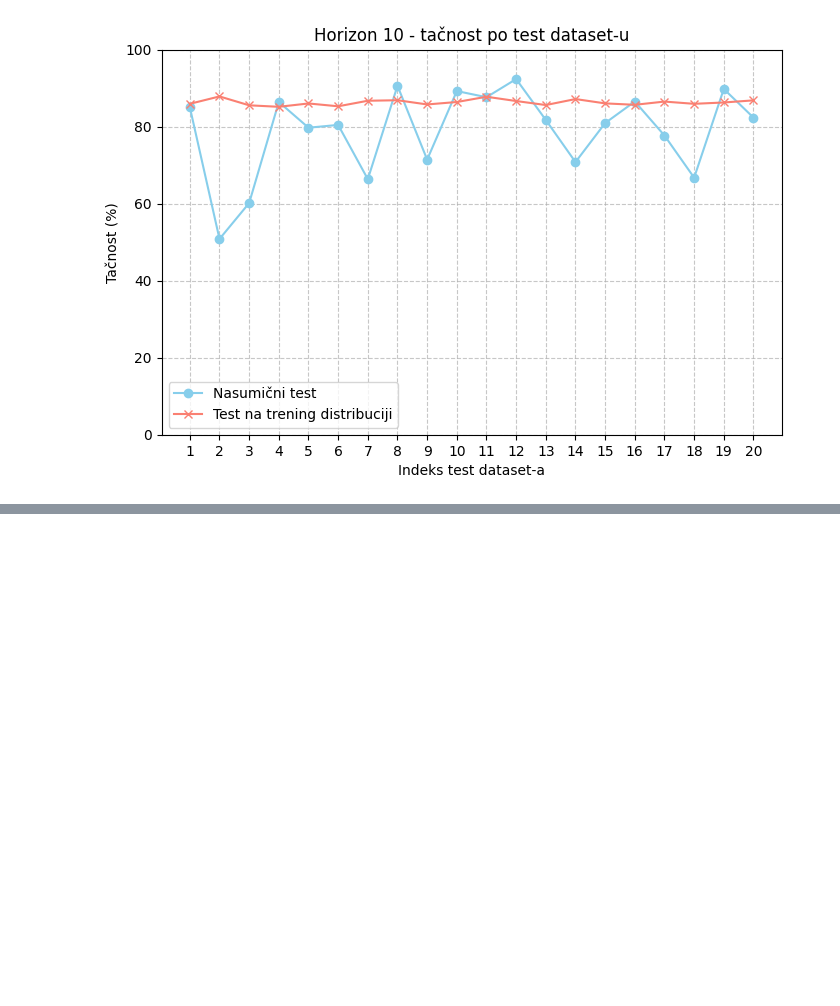
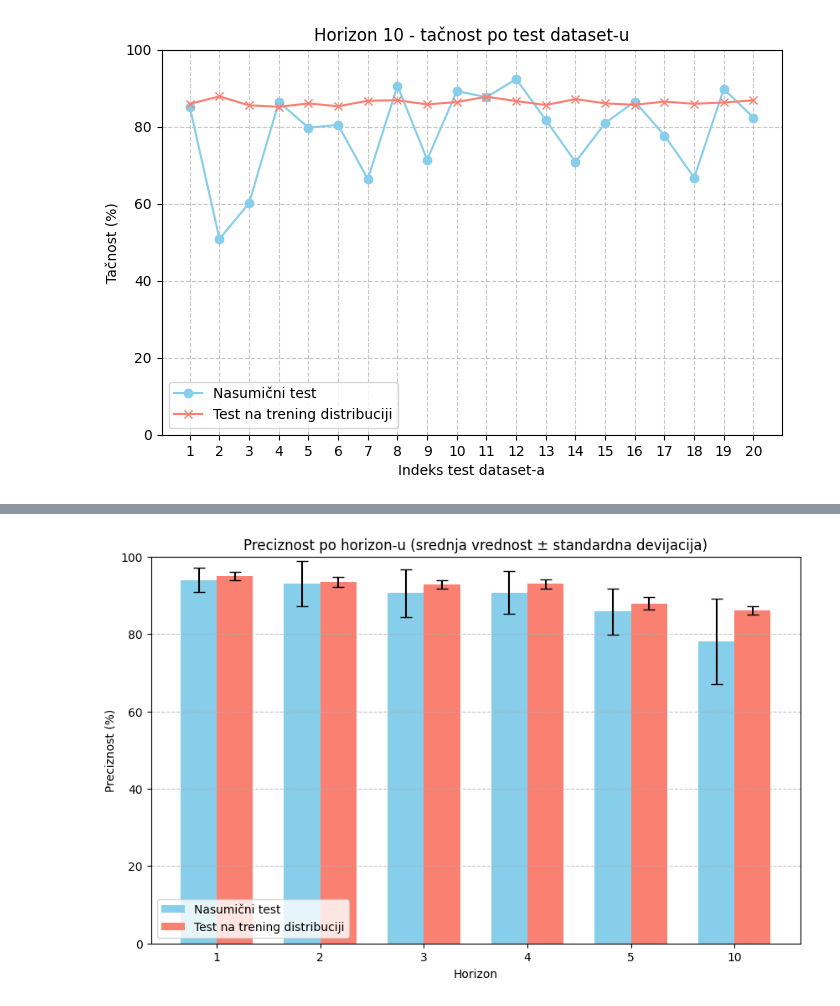
Before and after one commit to kd-kdev/cognitiveradio-lstm, a Jupyter notebook: CognitiveRadio_LSTM.ipynb, the cells around one changed output, grey strips where cells are left out. Cells and saved outputs as stored; diff of their text form; code cells hidden in the pictures; blank space fills up the shorter version.

```diff
--- a/CognitiveRadio_LSTM.ipynb
+++ b/CognitiveRadio_LSTM.ipynb
@@ -1011,0 +1157,62 @@ def plot_horizon_other(all_results):
+# %%
+def plot_precision_variability(all_results):
+    horizons = sorted(all_results.keys())
+
+    random_means = []
+    random_stds = []
+
+    train_means = []
+    train_stds = []
+
+    for h in horizons:
+        df_random = all_results[h]["random"].drop("Average")
+        df_train = all_results[h]["train"].drop("Average")
+
+        random_means.append(df_random["Precision"].mean())
+        random_stds.append(df_random["Precision"].std())
+
+        train_means.append(df_train["Precision"].mean())
+        train_stds.append(df_train["Precision"].std())
+
+    x = np.arange(len(horizons))
+    width = 0.35
+
+    fig, ax = plt.subplots(figsize=(10, 6))
+
+    ax.bar(
+        x - width/2,
+        random_means,
+        width,
+        yerr=random_stds,
+        capsize=5,
+        label="Nasumični test",
+        color="skyblue"
+    )
+
+    ax.bar(
+        x + width/2,
+        train_means,
+        width,
+        yerr=train_stds,
+        capsize=5,
+        label="Test na trening distribuciji",
+        color="salmon"
+    )
+
+    ax.set_xlabel("Horizon")
+    ax.set_ylabel("Preciznost (%)")
+    ax.set_title("Preciznost po horizon-u (srednja vrednost ± standardna devijacija)")
+
+    ax.set_xticks(x)
+    ax.set_xticklabels(horizons)
+
+    ax.set_ylim(0, 100)
+
+    ax.grid(axis='y', linestyle='--', alpha=0.7)
+    ax.legend()
+
+    plt.show()
+
+plot_precision_variability(all_results)
+# %% [output]
+[figure, added]
```
Also changed, not shown: parts of 6 cells of this notebook.
